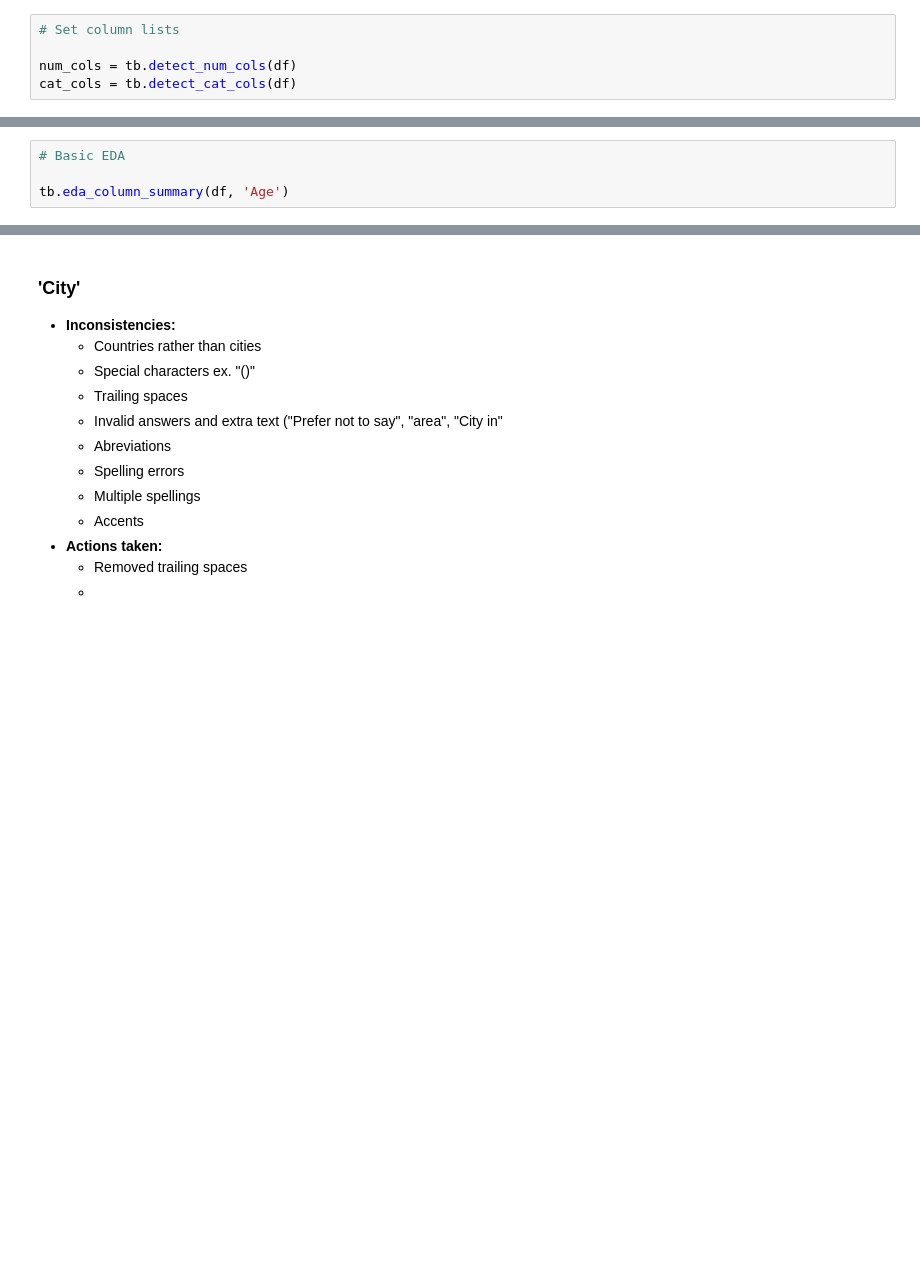
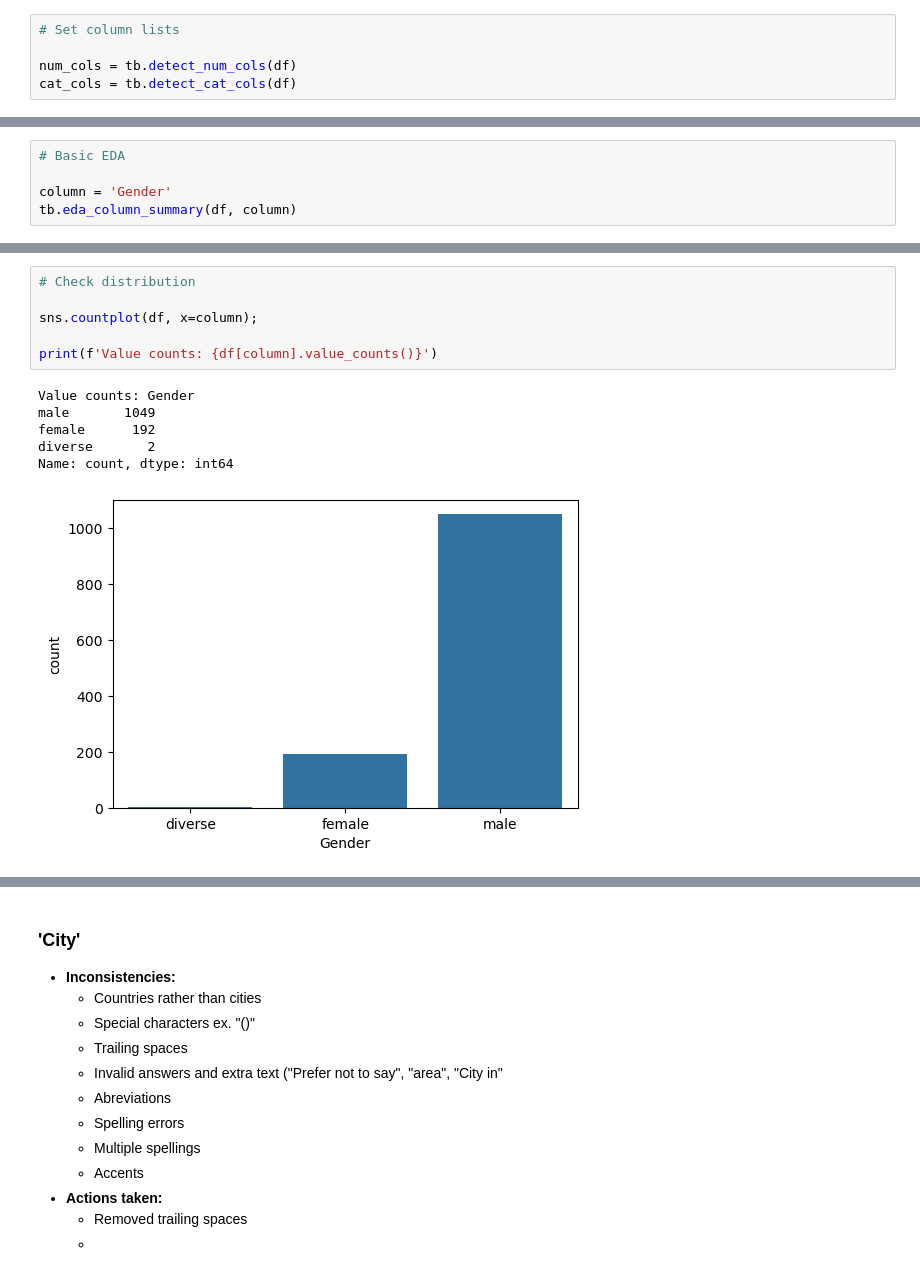
Before and after one commit to AkeemSemperDataScience/3950-assignment-2-mlsiebold, a Jupyter notebook: START_Asn_2.ipynb, the cells around one changed output, grey strips where cells are left out. Drawn from its saved outputs; the diff is of its cells as text; blank space fills up the shorter version.

```diff
--- a/START_Asn_2.ipynb
+++ b/START_Asn_2.ipynb
@@ -366,5 +488,6 @@ Name: Timestamp, Length: 1253, dtype: datetime64[ns]
 # %%
 # Basic EDA
 
-tb.eda_column_summary(df, 'Age')
+column = 'Gender'
+tb.eda_column_summary(df, column)
 # %% [output]
@@ -435,0 +525,13 @@ np.sort(df['City'].unique()).tolist()
+# %%
+# Check distribution
+
+sns.countplot(df, x=column);
+
+print(f'Value counts: {df[column].value_counts()}')
+# %% [output]
+Value counts: Gender
+male       1049
+female      192
+diverse       2
+Name: count, dtype: int64
+[figure, added]
```
Also changed, not shown: parts of 36 cells of this notebook, 2 other files.
